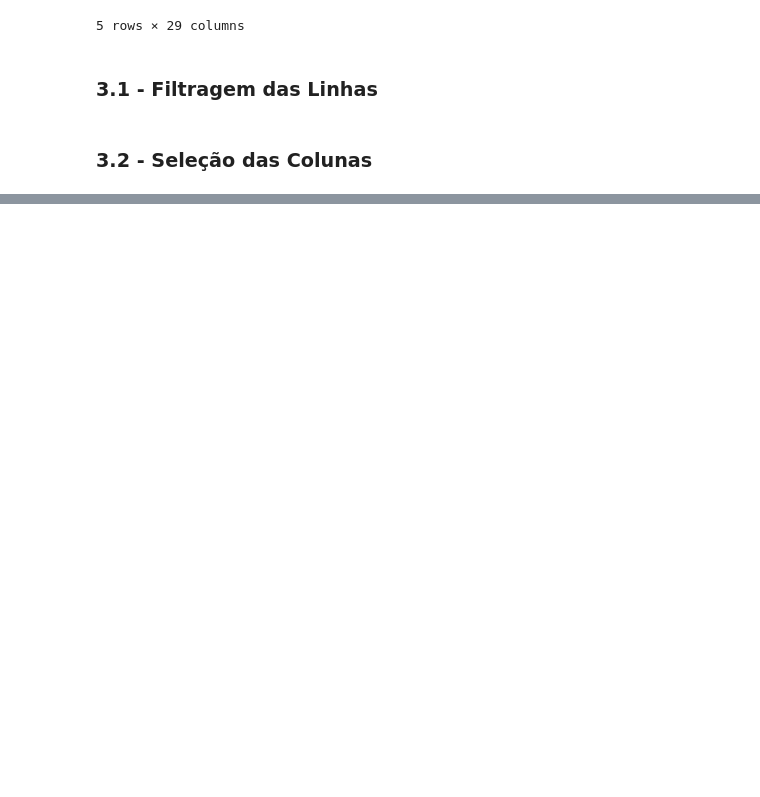
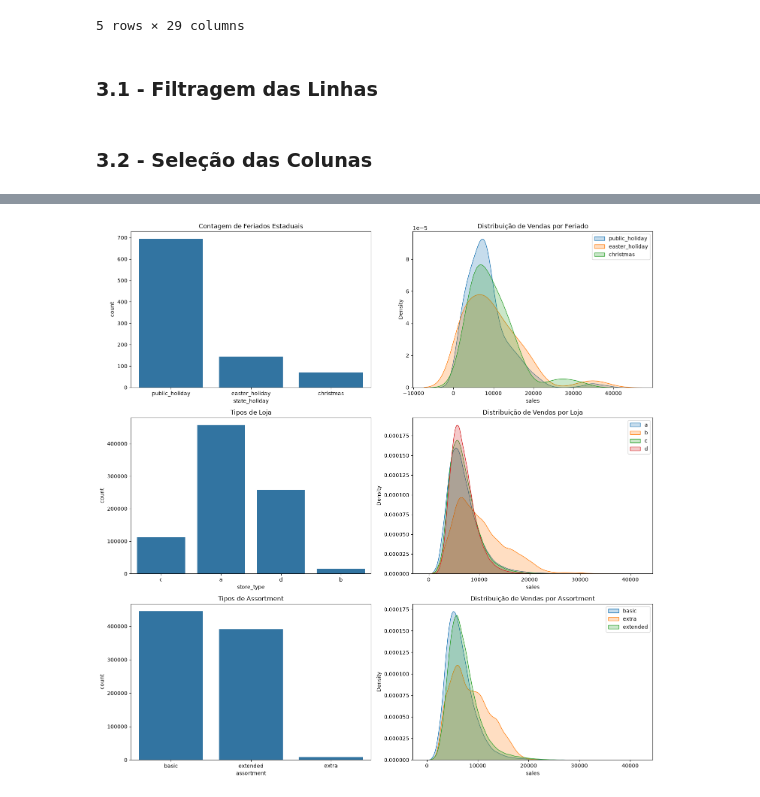
Before and after one commit to guigrandim/rossmann_store_sales, a Jupyter notebook: notebooks/datasets_analysis.ipynb, the cells around one changed output, grey strips where cells are left out. Saved outputs shown, nothing was run; the diff lists cells and outputs as text; code cells hidden in the pictures; blank space fills up the shorter version.

```diff
--- a/notebooks/datasets_analysis.ipynb
+++ b/notebooks/datasets_analysis.ipynb
@@ -344,0 +379,53 @@ df3 = df3.drop(cols_drop, axis=1)
+# %%
+# Criando a matriz de gráficos 3x2
+fig, ax = plt.subplots(3, 2, figsize=(15, 15))
+
+# ==========================================
+# 1. Ajuste dos Feriados (state_holiday)
+# ==========================================
+a = df4[df4['state_holiday'] != 'regular_day']
+sns.countplot(data=a, x='state_holiday', ax=ax[0, 0])
+ax[0, 0].set_title('Contagem de Feriados Estaduais')
+
+sns.kdeplot(df4[df4['state_holiday'] == 'public_holiday']['sales'], label='public_holiday', fill=True, ax=ax[0, 1])
+sns.kdeplot(df4[df4['state_holiday'] == 'easter_holiday']['sales'], label='easter_holiday', fill=True, ax=ax[0, 1])
+sns.kdeplot(df4[df4['state_holiday'] == 'christmas']['sales'], label='christmas', fill=True, ax=ax[0, 1])
+
+ax[0, 1].set_title('Distribuição de Vendas por Feriado')
+ax[0, 1].legend()
+
+# ==========================================
+# 2. Ajuste dos Tipos de Loja (store_type)
+# ==========================================
+sns.countplot(data=df4, x='store_type', ax=ax[1, 0])
+ax[1, 0].set_title('Tipos de Loja')
+
+sns.kdeplot(df4[df4['store_type'] == 'a']['sales'], label='a', fill=True, ax=ax[1, 1])
+sns.kdeplot(df4[df4['store_type'] == 'b']['sales'], label='b', fill=True, ax=ax[1, 1])
+sns.kdeplot(df4[df4['store_type'] == 'c']['sales'], label='c', fill=True, ax=ax[1, 1])
+sns.kdeplot(df4[df4['store_type'] == 'd']['sales'], label='d', fill=True, ax=ax[1, 1])
+
+ax[1, 1].set_title('Distribuição de Vendas por Loja')
+ax[1, 1].legend()
+
+# ==========================================
+# 3. Ajuste dos Tipos de Assortment (Assortment)
+# ==========================================
+sns.countplot(data=df4, x='assortment', ax=ax[2, 0])
+ax[2, 0].set_title('Tipos de Assortment')
+
+sns.kdeplot(df4[df4['assortment'] == 'basic']['sales'], label='basic', fill=True, ax=ax[2, 1])
+sns.kdeplot(df4[df4['assortment'] == 'extra']['sales'], label='extra', fill=True, ax=ax[2, 1])
+sns.kdeplot(df4[df4['assortment'] == 'extended']['sales'], label='extended', fill=True, ax=ax[2, 1])
+
+ax[2, 1].set_title('Distribuição de Vendas por Assortment')
+ax[2, 1].legend()
+
+
+# ==========================================
+# 4. Mostra os graficos finais
+# ==========================================
+plt.tight_layout()
+plt.show()
+# %% [output]
+[figure, added]
```
Also changed, not shown: parts of 19 cells of this notebook.
